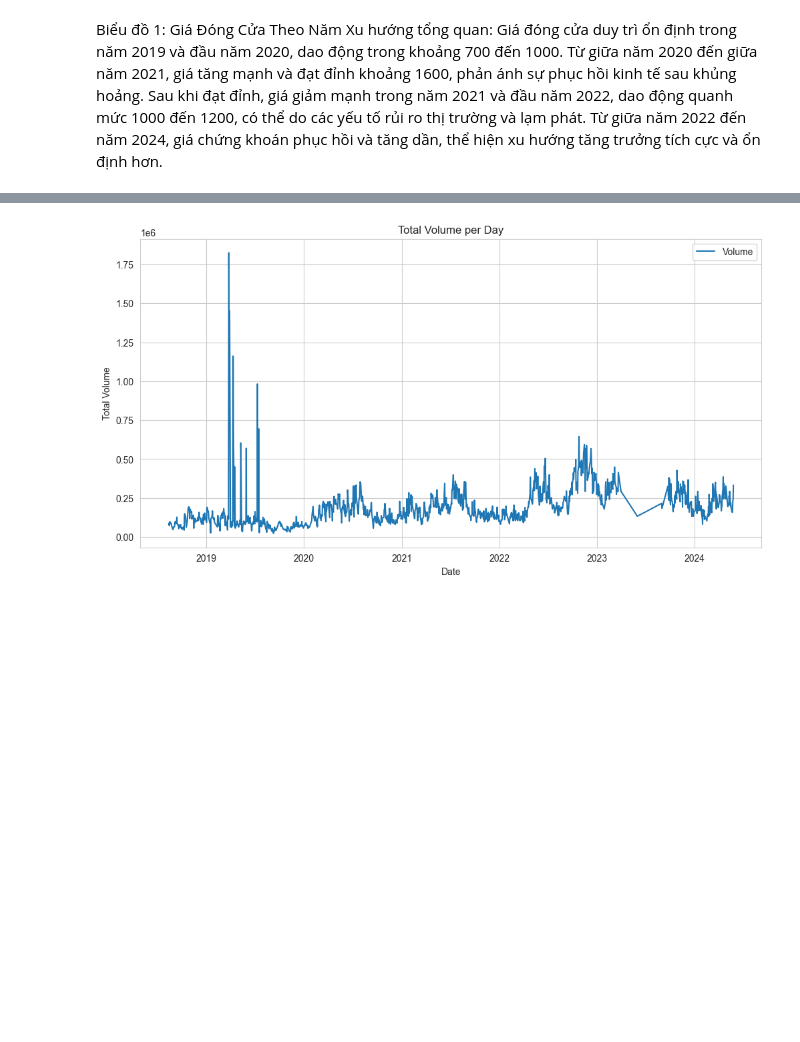
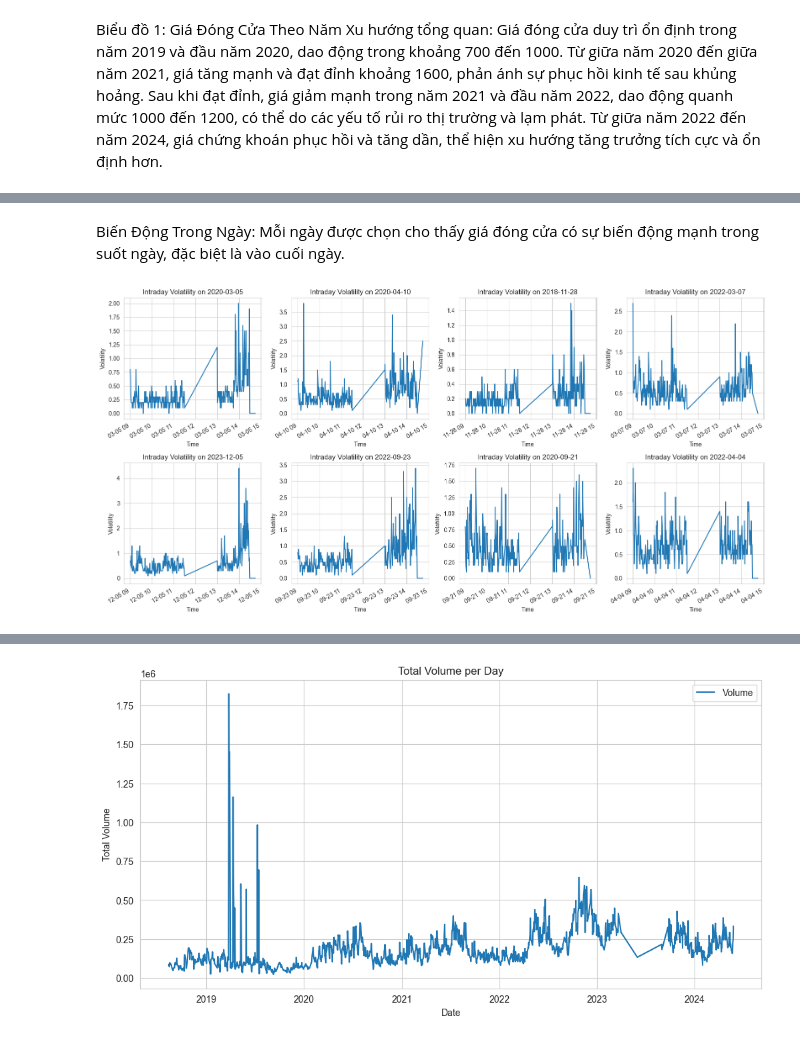
Before and after one commit to NgDMTruc/DSP_vn30f, a Jupyter notebook: notebook.ipynb, the cells around one changed output, grey strips where cells are left out. Saved outputs shown, nothing was run; the diff lists cells and outputs as text; code cells hidden in the pictures; blank space fills up the shorter version.

```diff
--- a/notebook.ipynb
+++ b/notebook.ipynb
@@ -196,0 +244,27 @@ plt.show()
+# %% [markdown]
+Biến Động Trong Ngày: Mỗi ngày được chọn cho thấy giá đóng cửa có sự biến động mạnh trong suốt ngày, đặc biệt là vào cuối ngày.
+# %%
+# Hàm để tính toán biến động trong ngày
+def calculate_intraday_volatility(data):
+    data = data.copy()  # Tạo bản sao của DataFrame để tránh SettingWithCopyWarning
+    data.loc[:, 'Intraday Volatility'] = data['High'] - data['Low']
+    return data
+
+# Tạo các subplots cho biến động trong ngày
+fig, axs = plt.subplots(2, 4, figsize=(16, 8))
+
+# Vẽ biến động trong ngày cho mỗi ngày ngẫu nhiên
+for i, day in enumerate(selected_days):
+    row = i // 4
+    col = i % 4
+    day_data = get_data_for_day(sub_df, day)
+    day_data = calculate_intraday_volatility(day_data)
+    day_data['Intraday Volatility'].plot(ax=axs[row, col], legend=False)
+    axs[row, col].set_title(f'Intraday Volatility on {day.date()}')
+    axs[row, col].set_xlabel('Time')
+    axs[row, col].set_ylabel('Volatility')
+
+plt.tight_layout()
+plt.show()
+# %% [output]
+[figure, added]
```
Also changed, not shown: parts of 41 cells of this notebook.
